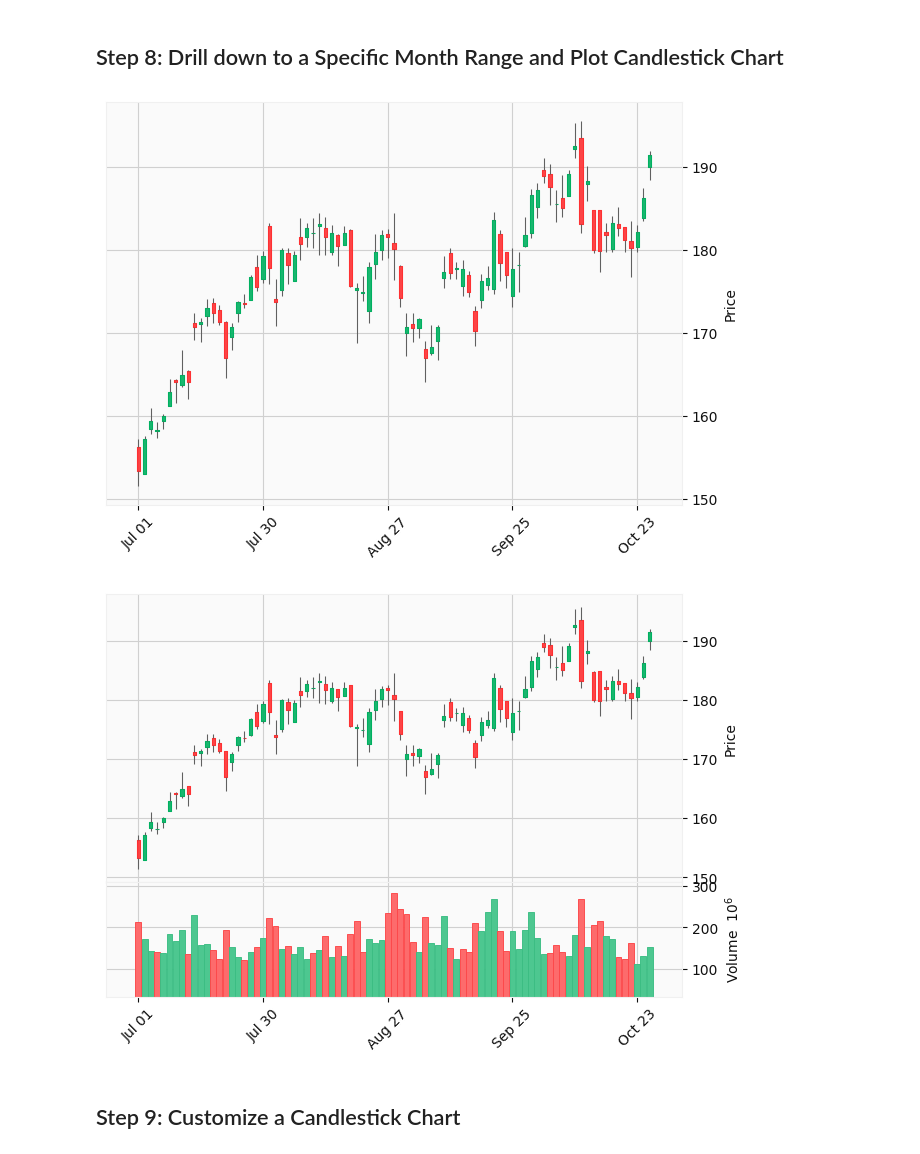
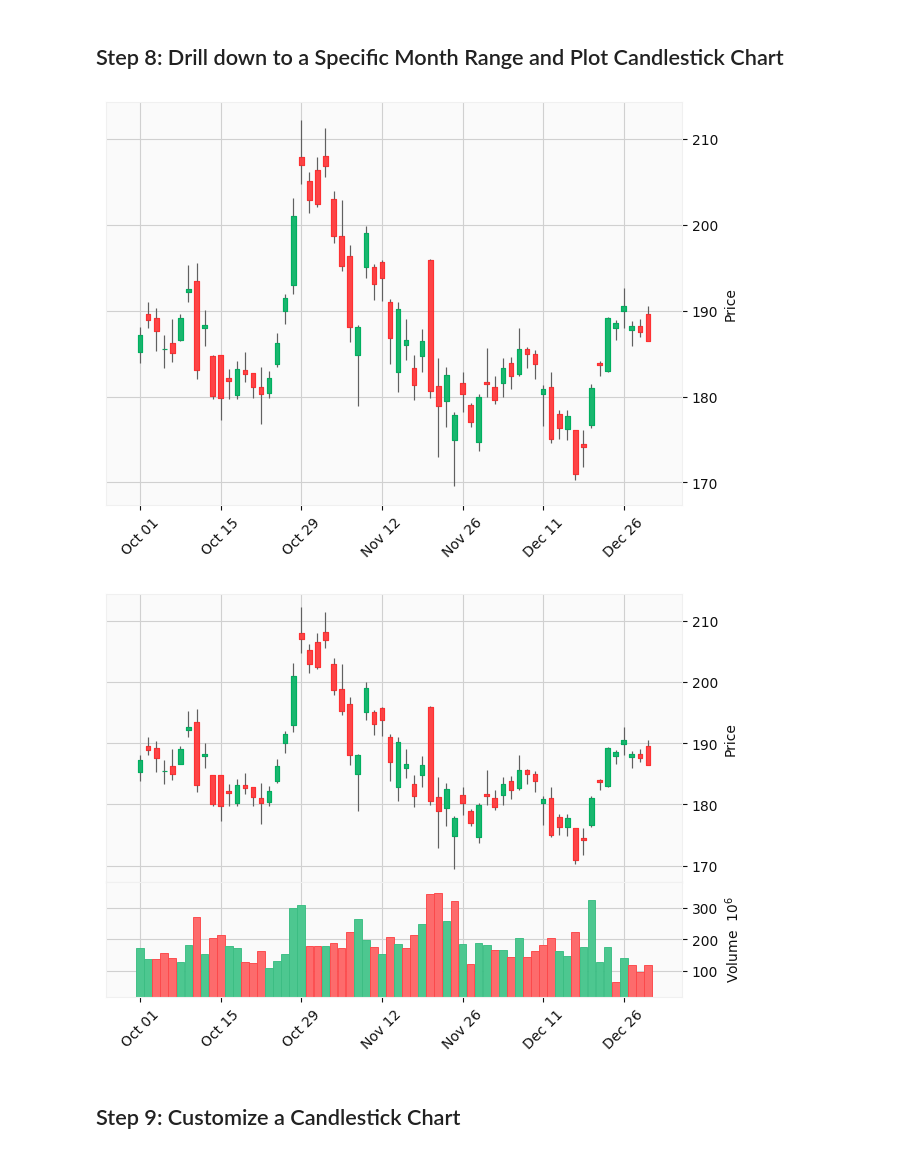
Before and after one commit to course-files/TimeSeriesForecastingandNeuralNetworks, a Jupyter notebook: 1_candlestick_charts_in_finance.ipynb, the cells around one changed output. Saved outputs shown, nothing was run; the diff lists cells and outputs as text; code cells hidden in the pictures.

```diff
--- a/1_candlestick_charts_in_finance.ipynb
+++ b/1_candlestick_charts_in_finance.ipynb
@@ -73,7 +73,7 @@ warnings.filterwarnings('ignore')
 - The following site (amongst many others) lists available stock symbols: https://stockanalysis.com/stocks/
 - Some are available via Yahoo Finance and others are not.
 # %%
-start = "2024-01-01"
+start = "2024-04-01"
 end = dt.datetime.now().strftime("%Y-%m-%d")
 
 data = yf.download("NVDA", start=start, end=end)
@@ -403,35 +403,35 @@ except ImportError:
 # %%
 # Ensure datetime index
 data.index = pd.to_datetime(data.index)
 
 # Define a range of months
-start_month = "2025-07"
-end_month   = "2025-10"
+start_month = "2025-10"
+end_month   = "2025-12"
 
 try:
     # Use .loc to slice safely using a date range
     month_df = data.loc[start_month:end_month]
 except KeyError:
     raise ValueError(
         f"No data available from {start_month} to {end_month}. "
         f"Available range: {data.index.min().date()} to {data.index.max().date()}"
     )
 
 # Check if DataFrame is empty
 if month_df.empty:
     raise ValueError(
         f"No data available from {start_month} to {end_month}. "
         f"Available range: {data.index.min().date()} to {data.index.max().date()}"
     )
 else:
     # Plot candlestick with volume disabled
     mpf.plot(month_df, type="candle", style="yahoo", volume=False)
 # %% [output]
-[figure, old version]
+[figure, new version]
 # %%
 mpf.plot(month_df, type="candle", style="yahoo", volume=True)
 # %% [output]
-[figure, old version]
+[figure, new version]
 # %% [markdown]
 ## Step 9: Customize a Candlestick Chart
 # %% [markdown]
```
Also changed, not shown: parts of 13 cells of this notebook, 6 other files.
